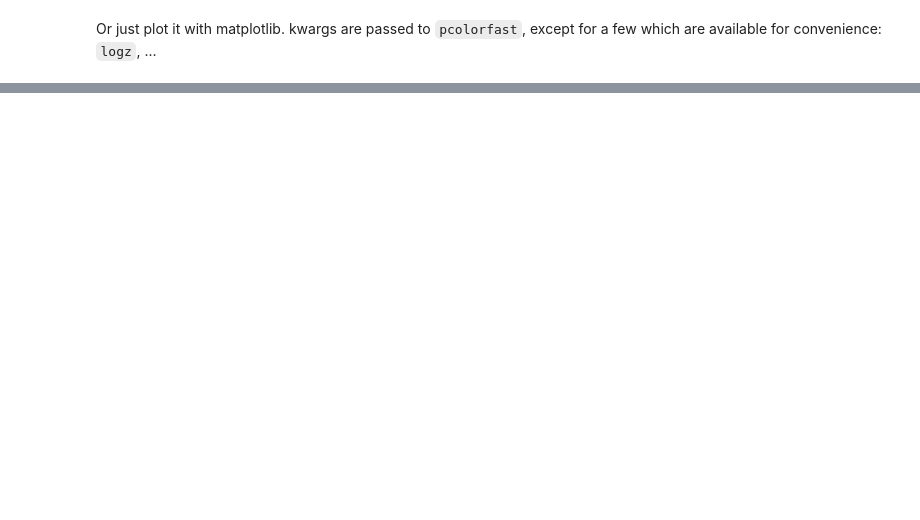
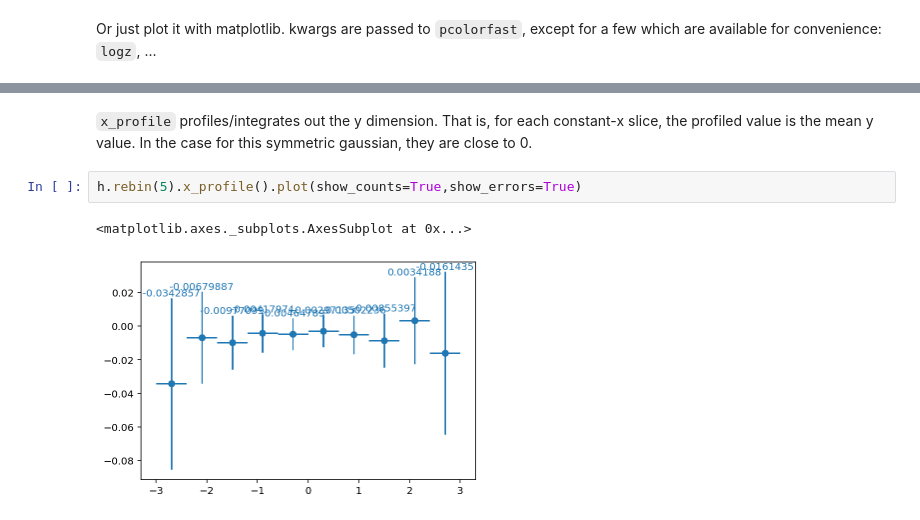
Before and after one commit to aminnj/yahist, a Jupyter notebook: examples/basic.ipynb, the cells around one changed output, grey strips where cells are left out. Cells and saved outputs as stored; diff of their text form; blank space fills up the shorter version.

```diff
--- a/examples/basic.ipynb
+++ b/examples/basic.ipynb
@@ -177,0 +185,7 @@ h.plot(ax=ax2, cmap="binary", logz=True)
+# %% [markdown]
+`x_profile` profiles/integrates out the y dimension. That is, for each constant-x slice, the profiled value is the mean y value. In the case for this symmetric gaussian, they are close to 0.
+# %%
+h.rebin(5).x_profile().plot(show_counts=True,show_errors=True)
+# %% [output]
+<matplotlib.axes._subplots.AxesSubplot at 0x...>
+[figure, added]
```
Also changed, not shown: parts of 14 cells of this notebook, 1 other file.
